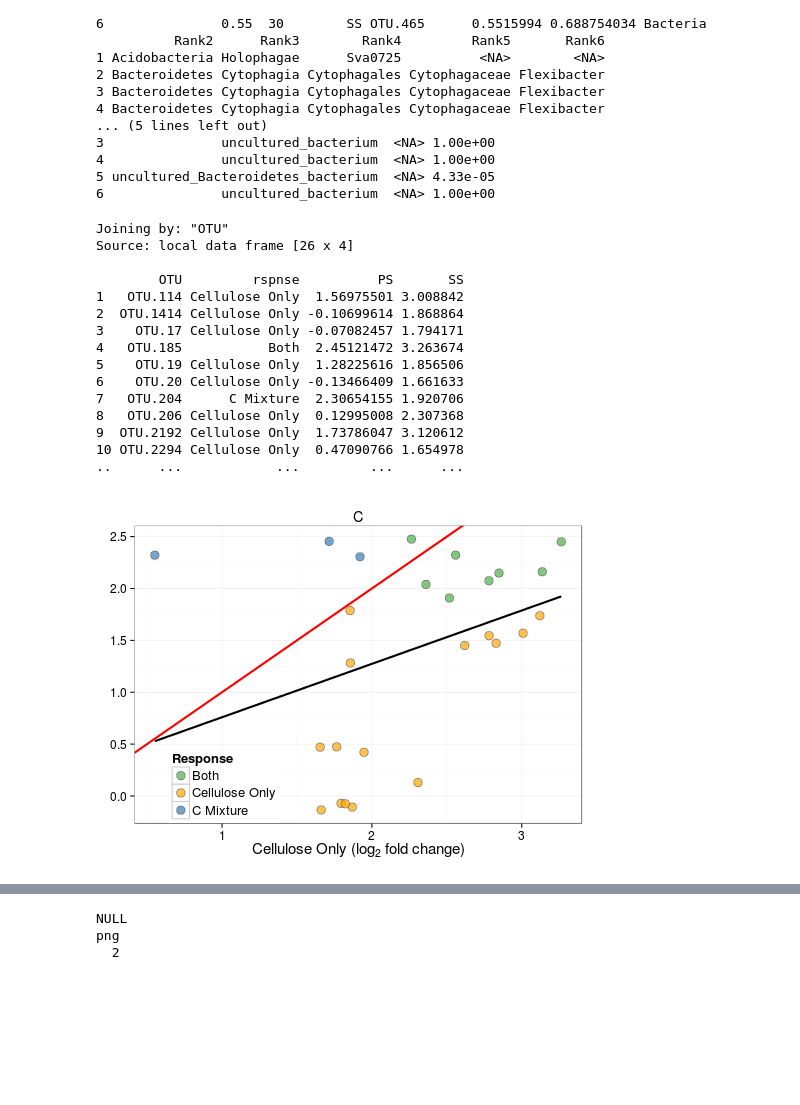
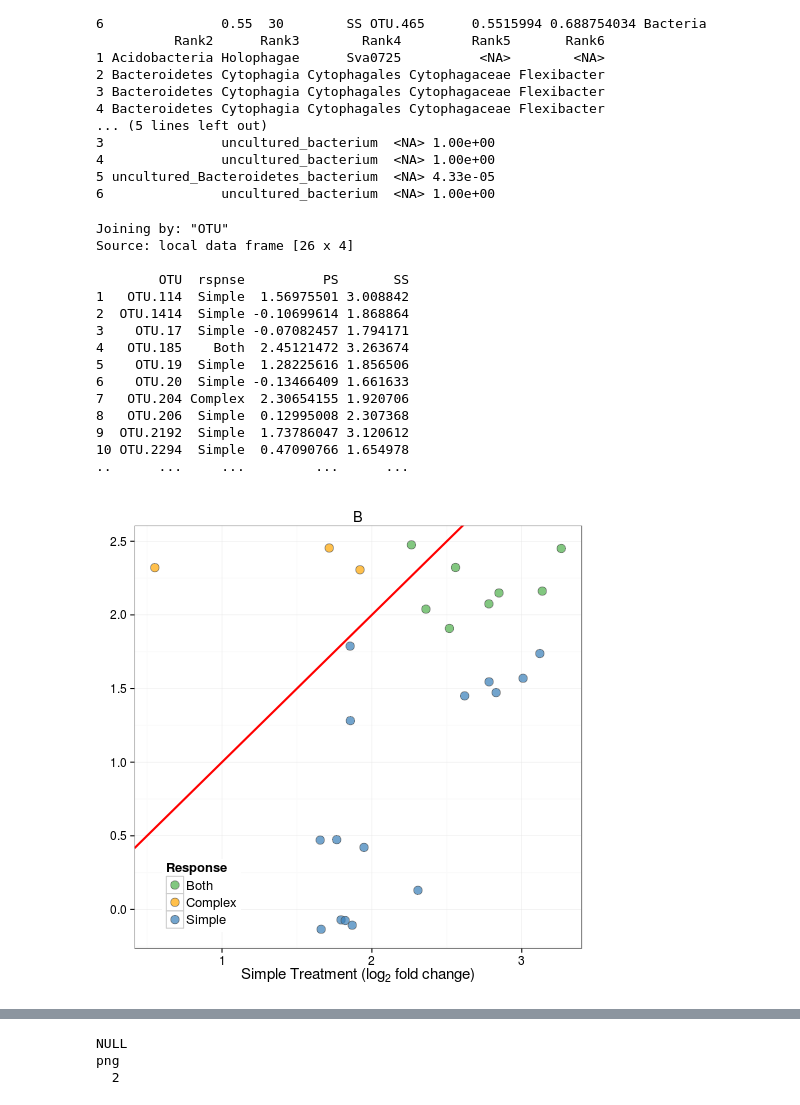
Before and after one commit to acampbellina/single_substrate, a Jupyter notebook: LinReg_3Panel_Fig.ipynb, the cells around one changed output, grey strips where cells are left out. Saved outputs shown, nothing was run; the diff lists cells and outputs as text; code cells hidden in the pictures; blank space fills up the shorter version.

```diff
--- a/LinReg_3Panel_Fig.ipynb
+++ b/LinReg_3Panel_Fig.ipynb
@@ -199,0 +220,4 @@ Joining by: "OTU"
+# %%
+%%R
+df = left_join(d, df.sum.sig)
+df.noresp = subset(df, (sum_sig == "0"))
@@ -209,7 +267,7 @@ df.rspndrs = read.csv("data/l2fc_table2.csv") %>%
     spread(Treatment, minP)
 
 rspnse = function(x) {
-    ifelse(sum(x <= FDR, na.rm = TRUE) == 2, "Both", ifelse(!is.na(x[1]), "Cellulose Only", "C Mixture"))
+    ifelse(sum(x <= FDR, na.rm = TRUE) == 2, "Both", ifelse(!is.na(x[1]), "Simple", "Complex"))
 }
 
 df.rspndrs$rspnse = apply(df.rspndrs[,c("SS", "PS")], 1, rspnse)
@@ -270,49 +328,49 @@ d2
 Joining by: "OTU"
 Source: local data frame [26 x 4]
 
-        OTU         rspnse          PS       SS
-1   OTU.114 Cellulose Only  1.56975501 3.008842
-2  OTU.1414 Cellulose Only -0.10699614 1.868864
-3    OTU.17 Cellulose Only -0.07082457 1.794171
-4   OTU.185           Both  2.45121472 3.263674
-5    OTU.19 Cellulose Only  1.28225616 1.856506
-6    OTU.20 Cellulose Only -0.13466409 1.661633
-7   OTU.204      C Mixture  2.30654155 1.920706
-8   OTU.206 Cellulose Only  0.12995008 2.307368
-9  OTU.2192 Cellulose Only  1.73786047 3.120612
-10 OTU.2294 Cellulose Only  0.47090766 1.654978
-..      ...            ...         ...      ...
+        OTU  rspnse          PS       SS
+1   OTU.114  Simple  1.56975501 3.008842
+2  OTU.1414  Simple -0.10699614 1.868864
+3    OTU.17  Simple -0.07082457 1.794171
+4   OTU.185    Both  2.45121472 3.263674
+5    OTU.19  Simple  1.28225616 1.856506
+6    OTU.20  Simple -0.13466409 1.661633
+7   OTU.204 Complex  2.30654155 1.920706
+8   OTU.206  Simple  0.12995008 2.307368
+9  OTU.2192  Simple  1.73786047 3.120612
+10 OTU.2294  Simple  0.47090766 1.654978
+..      ...     ...         ...      ...
 # %%
-%%R -w 500 -h 375
+%%R -w 500 -h 500
 
 colours = c("#4daf4a", "orange", "#377eb8")
 
 p3 = ggplot(d2, aes(y = PS, x = SS, fill = rspnse))
 
 p3 = p3 + geom_point(shape = 21, alpha = 0.7, size = 4, color = "gray33")
 
 p3 = p3 + scale_fill_manual(values = colours)
 
 p3 = p3 + geom_abline(intercept=0, slope=1, color = "red", size = 1)
 
-p3 = p3 + stat_smooth(method = "lm", aes(group = 1), se = FALSE, colour="black", show_guide=FALSE, size = 1)
+#p3 = p3 + stat_smooth(method = "lm", aes(group = 1), se = FALSE, colour="black", show_guide=FALSE, size = 1)
 
-p3 = p3 + labs(x = expression(paste("Cellulose Only (", log[2]," fold change)",sep="")),
+p3 = p3 + labs(x = expression(paste("Simple Treatment (", log[2]," fold change)",sep="")),
             y = "Complex Substrate, l2fc",
             fill = "Response")
 
-p3 = p3 + ggtitle("C")
+p3 = p3 + ggtitle("B")
 
 p3 = p3 + theme_bw()
 p3 = p3 + theme(axis.title.y = element_blank())
 p3 = p3 + theme(axis.title.x = element_text(size=15))
 p3 = p3 + theme(axis.text.x = element_text(size=12))
 p3 = p3 + theme(axis.text.y = element_text(size=12))
 p3 = p3 + theme(legend.title = element_text(size = 13), legend.text = element_text(size = 13))
 #p3 = p3 + annotate("text", x=2.5, y=0.5, label = "R^{2}==0.084", hjust=-0.1, size=5.75, family="Times", parse=TRUE)
 #p3 = p3 + theme(legend.position=c(0.2,0.8))
-p3 = p3 + theme(legend.position=c(0.2,0.125))
+p3 = p3 + theme(legend.position=c(0.15,0.125))
 
 p3
 # %% [output]
-[figure, old version]
+[figure, new version]
```
Also changed, not shown: parts of 13 cells of this notebook, 2 other files.
